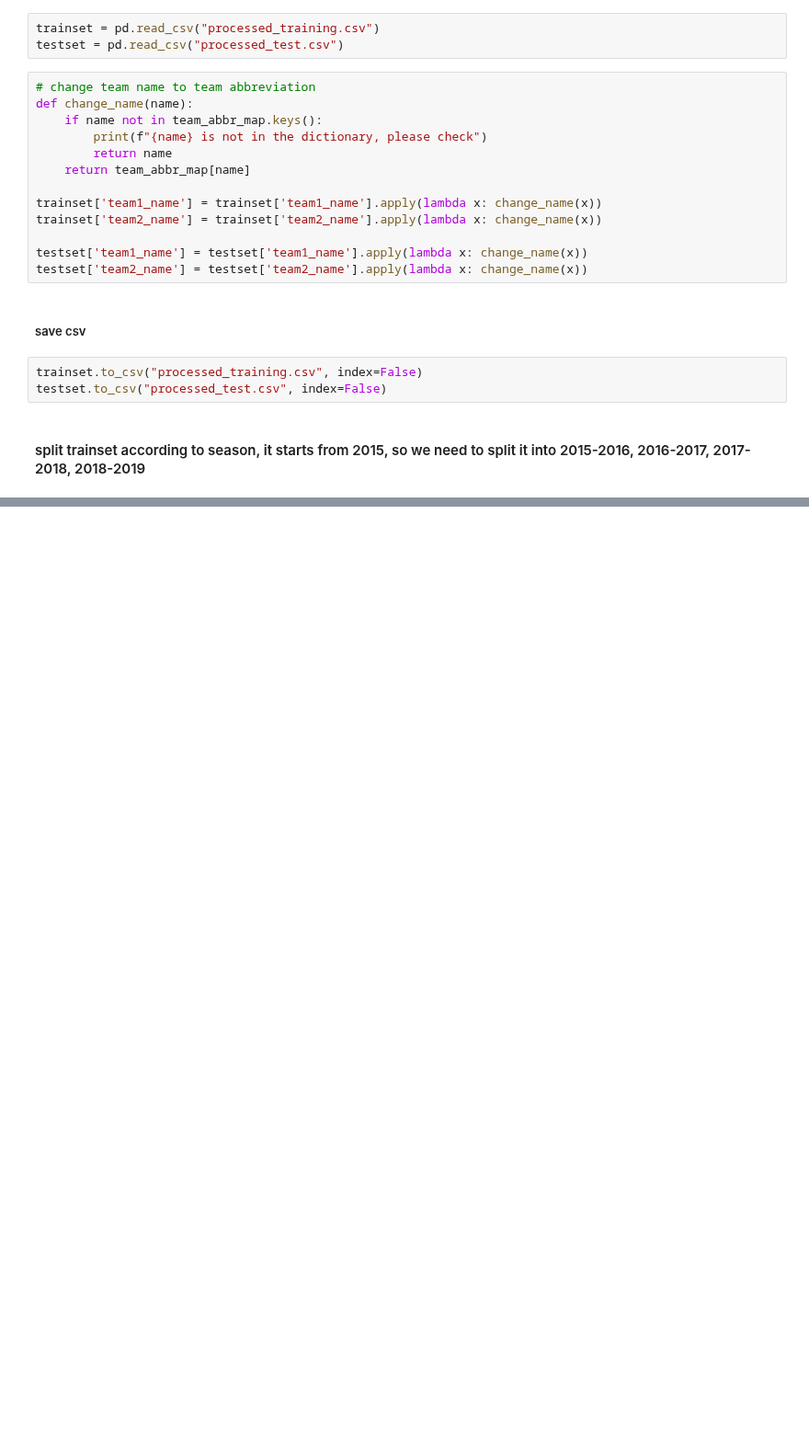
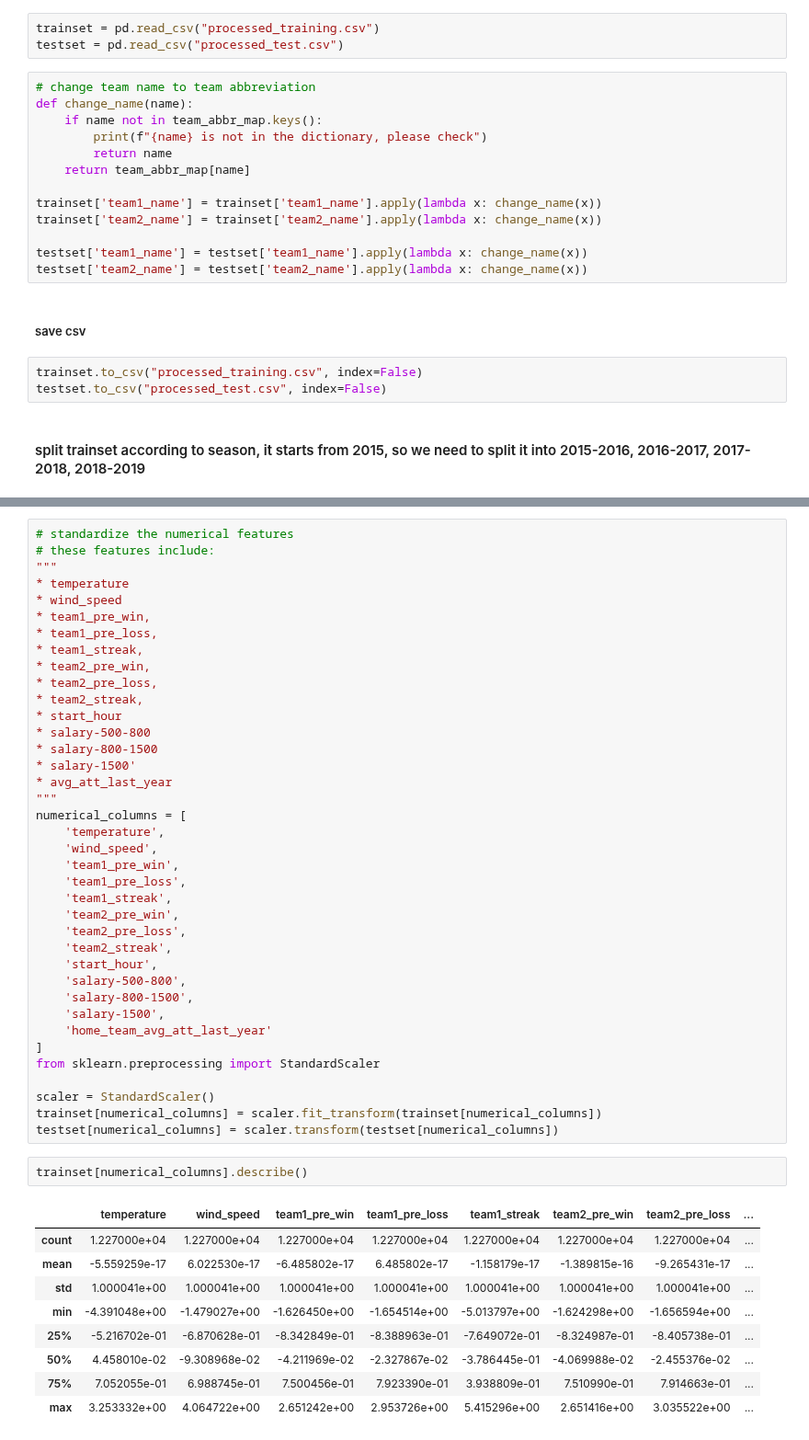
Before and after one commit to RDOGS-Friendz/SLDL-MLB-ATT-Prediction, a Jupyter notebook: statistical-learning/data_cleaning.ipynb, the cells around one changed output, grey strips where cells are left out. Shown at 92% size. Drawn from its saved outputs; the diff is of its cells as text; blank space fills up the shorter version.

```diff
--- a/statistical-learning/data_cleaning.ipynb
+++ b/statistical-learning/data_cleaning.ipynb
@@ -312,0 +428,50 @@ season_games_idx = [2452, 4912, 7367, 9816]
+# %%
+# standardize the numerical features
+# these features include:
+"""
+* temperature
+* wind_speed
+* team1_pre_win,
+* team1_pre_loss,
+* team1_streak,
+* team2_pre_win,
+* team2_pre_loss,
+* team2_streak,
+* start_hour
+* salary-500-800
+* salary-800-1500
+* salary-1500'
+* avg_att_last_year
+"""
+numerical_columns = [
+    'temperature',
+    'wind_speed',
+    'team1_pre_win',
+    'team1_pre_loss',
+    'team1_streak',
+    'team2_pre_win',
+    'team2_pre_loss',
+    'team2_streak',
+    'start_hour',
+    'salary-500-800',
+    'salary-800-1500',
+    'salary-1500',
+    'home_team_avg_att_last_year'
+]
+from sklearn.preprocessing import StandardScaler
+
+scaler = StandardScaler()
+trainset[numerical_columns] = scaler.fit_transform(trainset[numerical_columns])
+testset[numerical_columns] = scaler.transform(testset[numerical_columns])
+# %%
+trainset[numerical_columns].describe()
+# %% [output]
+|  | temperature | wind_speed | team1_pre_win | team1_pre_loss | team1_streak | team2_pre_win | team2_pre_loss | ... |
+| count | 1.227000e+04 | 1.227000e+04 | 1.227000e+04 | 1.227000e+04 | 1.227000e+04 | 1.227000e+04 | 1.227000e+04 | ... |
+| mean | -5.559259e-17 | 6.022530e-17 | -6.485802e-17 | 6.485802e-17 | -1.158179e-17 | -1.389815e-16 | -9.265431e-17 | ... |
+| std | 1.000041e+00 | 1.000041e+00 | 1.000041e+00 | 1.000041e+00 | 1.000041e+00 | 1.000041e+00 | 1.000041e+00 | ... |
+| min | -4.391048e+00 | -1.479027e+00 | -1.626450e+00 | -1.654514e+00 | -5.013797e+00 | -1.624298e+00 | -1.656594e+00 | ... |
+| 25% | -5.216702e-01 | -6.870628e-01 | -8.342849e-01 | -8.388963e-01 | -7.649072e-01 | -8.324987e-01 | -8.405738e-01 | ... |
+| 50% | 4.458010e-02 | -9.308968e-02 | -4.211969e-02 | -2.327867e-02 | -3.786445e-01 | -4.069988e-02 | -2.455376e-02 | ... |
+| 75% | 7.052055e-01 | 6.988745e-01 | 7.500456e-01 | 7.923390e-01 | 3.938809e-01 | 7.510990e-01 | 7.914663e-01 | ... |
+| max | 3.253332e+00 | 4.064722e+00 | 2.651242e+00 | 2.953726e+00 | 5.415296e+00 | 2.651416e+00 | 3.035522e+00 | ... |
```
Also changed, not shown: parts of 17 cells of this notebook, 2 other files.
